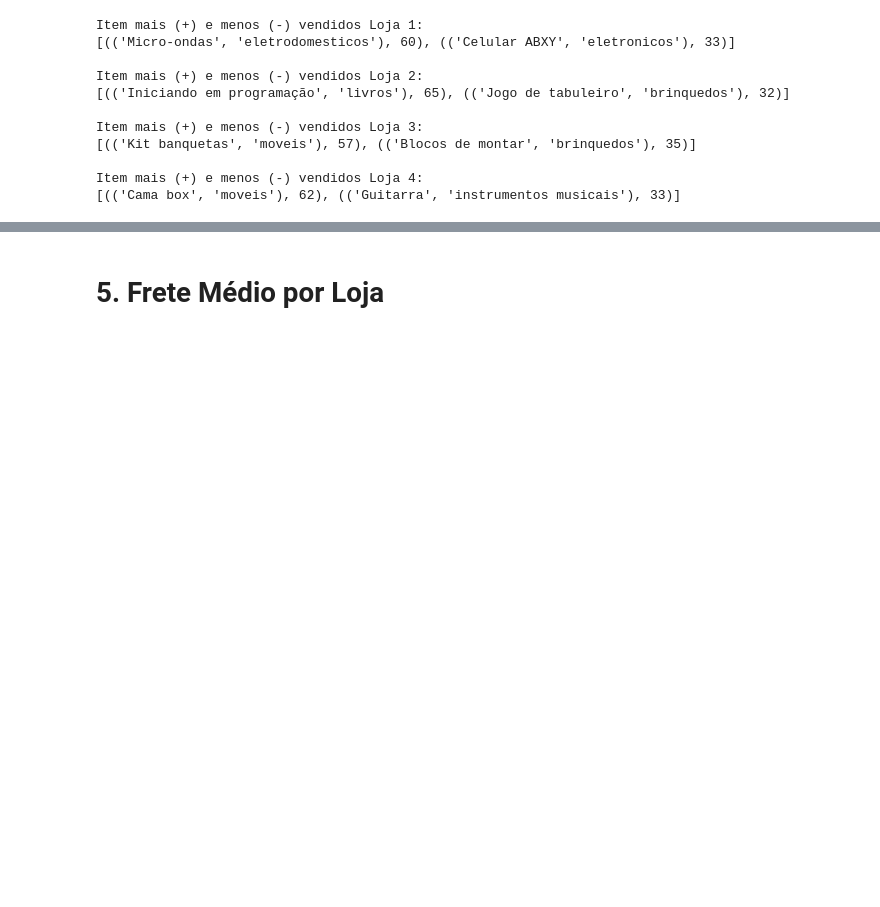
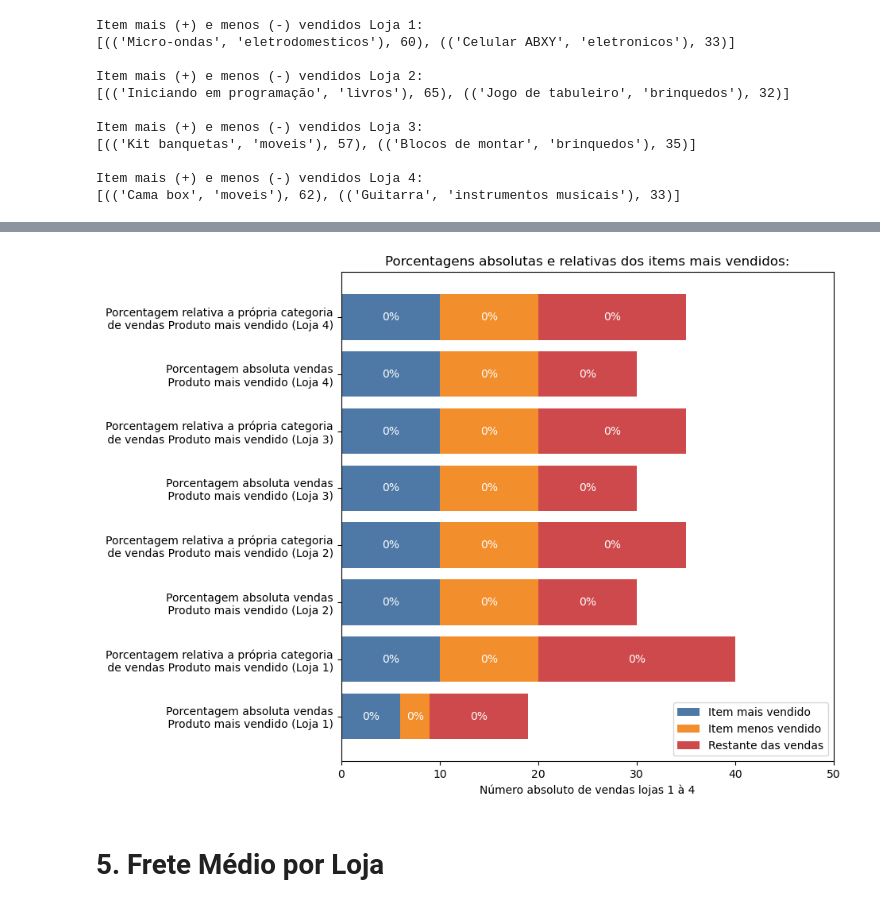
Before and after one commit to Megalonnix/ChallengeAluraStore, a Jupyter notebook: AluraStoreBr.ipynb, the cells around one changed output, grey strips where cells are left out. Saved outputs shown, nothing was run; the diff lists cells and outputs as text; code cells hidden in the pictures; blank space fills up the shorter version.

Commit message:
Testes no protótipo do gráfico da tarefa 4 finalizados!

```diff
--- a/AluraStoreBr.ipynb
+++ b/AluraStoreBr.ipynb
@@ -601,2 +626,99 @@ Dados Item (-) vendido [Loja 01]:
+# %%
+import numpy as np
+import matplotlib.pyplot as plt
+
+# Categorias Principais:
+categorias = [
+    'Porcentagem absoluta vendas\n Produto mais vendido (Loja 1)',
+    'Porcentagem relativa a própria categoria\n de vendas Produto mais vendido (Loja 1)',
+    'Porcentagem absoluta vendas\n Produto mais vendido (Loja 2)',
+    'Porcentagem relativa a própria categoria\n de vendas Produto mais vendido (Loja 2)',
+    'Porcentagem absoluta vendas\n Produto mais vendido (Loja 3)',
+    'Porcentagem relativa a própria categoria\n de vendas Produto mais vendido (Loja 3)',
+    'Porcentagem absoluta vendas\n Produto mais vendido (Loja 4)',
+    'Porcentagem relativa a própria categoria\n de vendas Produto mais vendido (Loja 4)'
+]
+
+# Dados dos segmentos empilhados para cada grupo
+# Cada sub-lista representa um "andar/camada" dos arrays abaixo:
+
+valores_segumento1 = [6,10,10,10,10,10,10,10] # segmento azul
+valores_segumento2 = [3,10,10,10,10,10,10,10] # segmento laranja
+valores_segumento3 = [10,20,10,15,10,15,10,15] # segmento vermelho
+valores_por_segmento = [ valores_segumento1, valores_segumento2, valores_segumento3 ]
+
+# Rótulos de cada categori
+nomes_legendas = [
+    'Item mais vendido',
+    'Item menos vendido',
+    'Restante das vendas'
+]
+
+# Cores que serão usadas em cada segmento
+cores_segmentos_barras = ["#4e79a7","#f28e2b", "#ce494b"]
+
+# Textos os quais ficarão dentro de cada segmento de barra:
+textos_porcentagens = np.array([
+    [0,0,0,0,0,0,0,0],
+    [0,0,0,0,0,0,0,0],
+    [0,0,0,0,0,0,0,0]
+])
+
+# Índices das posições dos grupos no eixo Y
+posicoes_y = np.arange(len(categorias))
+
+# Aparência do meu gráfico de barras horizontais:
+figura, ax = plt.subplots(figsize=(8,8))
+
+# Variável responsável pelo início da posição das minhas barras:
+inicio_barras = np.zeros(len(categorias))
+
+
+# A1:
+# Criando minhas barras individualmente:
+barras_criadas = []
+
+for idx, valor in enumerate(valores_por_segmento):
+    nova_barra = ax.barh(
+        y=posicoes_y,
+        width=valor,
+        color=cores_segmentos_barras[idx],
+        align='center',
+        left=inicio_barras,
+        label=nomes_legendas[idx]
+    )
+    inicio_barras += valor
+    barras_criadas.append(nova_barra)
+
+# A2:
+# Adicionando os textos de PORCENTAGEM no centro de cada segmento
+# das minhas barras:
+
+for indice_segmento, grupo_de_barras in enumerate(barras_criadas):
+    for indice_grupo, barra in enumerate(grupo_de_barras):
+
+        centro_x = barra.get_x() + barra.get_width() / 2
+        centro_y = barra.get_y() + barra.get_height() / 2
+        texto = textos_porcentagens[indice_segmento][indice_grupo]
+
+        ax.text(
+            x=centro_x,
+            y=centro_y,
+            s=f'{texto}%',
+            ha="center", va="center",
+            fontsize=10,
+            color="#fff")
+
+# Ajustes na aparência do gráfico:
+ax.set_yticks(posicoes_y)
+ax.set_yticklabels(categorias)
+ax.set_xlabel('Número absoluto de vendas lojas 1 à 4')
+ax.set_title('Porcentagens absolutas e relativas dos items mais vendidos:')
+ax.legend(loc='best')
+plt.xlim(0,50) # Valor máximo mostrado no eixo X. (Muito importante)
+
+plt.show()
+# %% [output]
+[figure, added]
 # %% [markdown]
 # 5. Frete Médio por Loja
```
Also changed, not shown: parts of 3 cells of this notebook.
